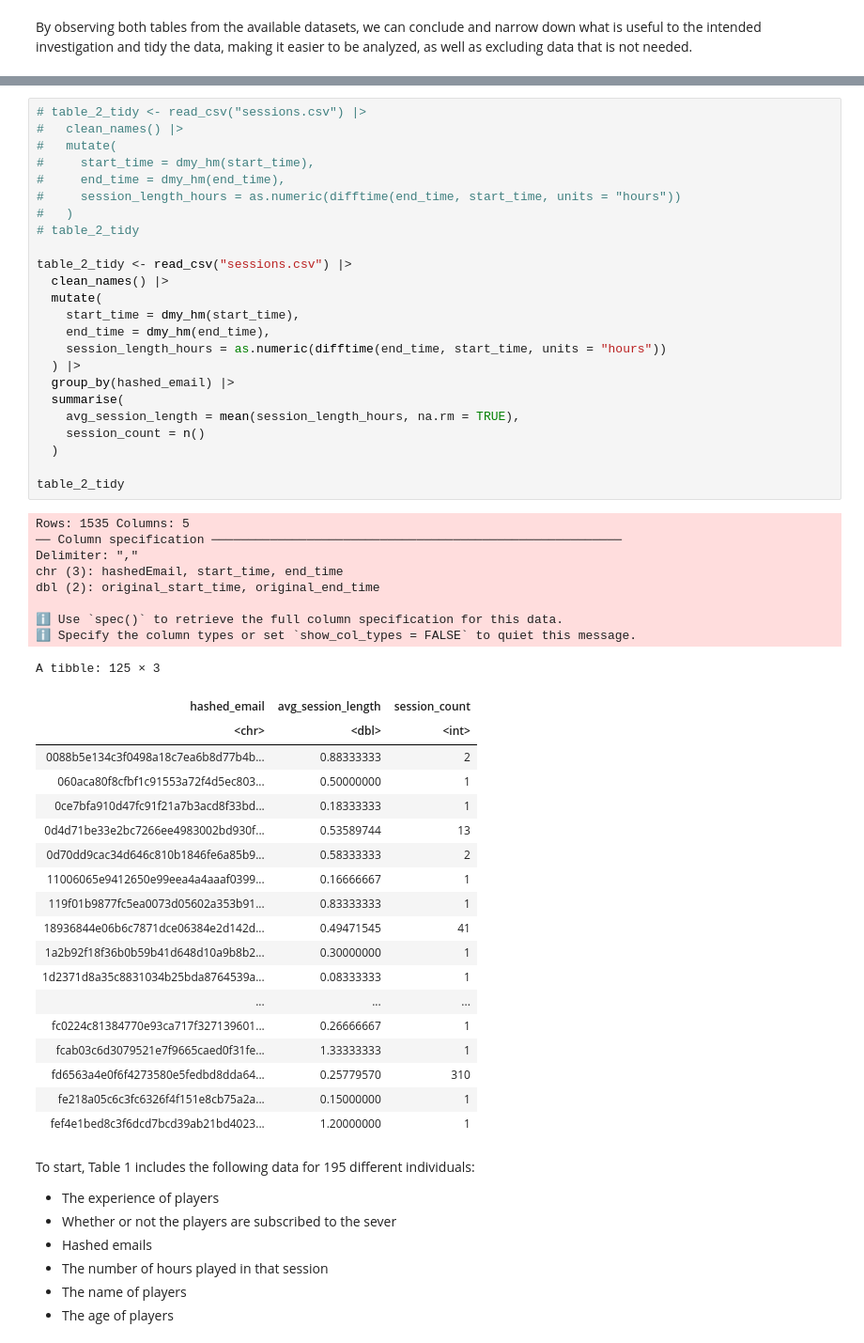
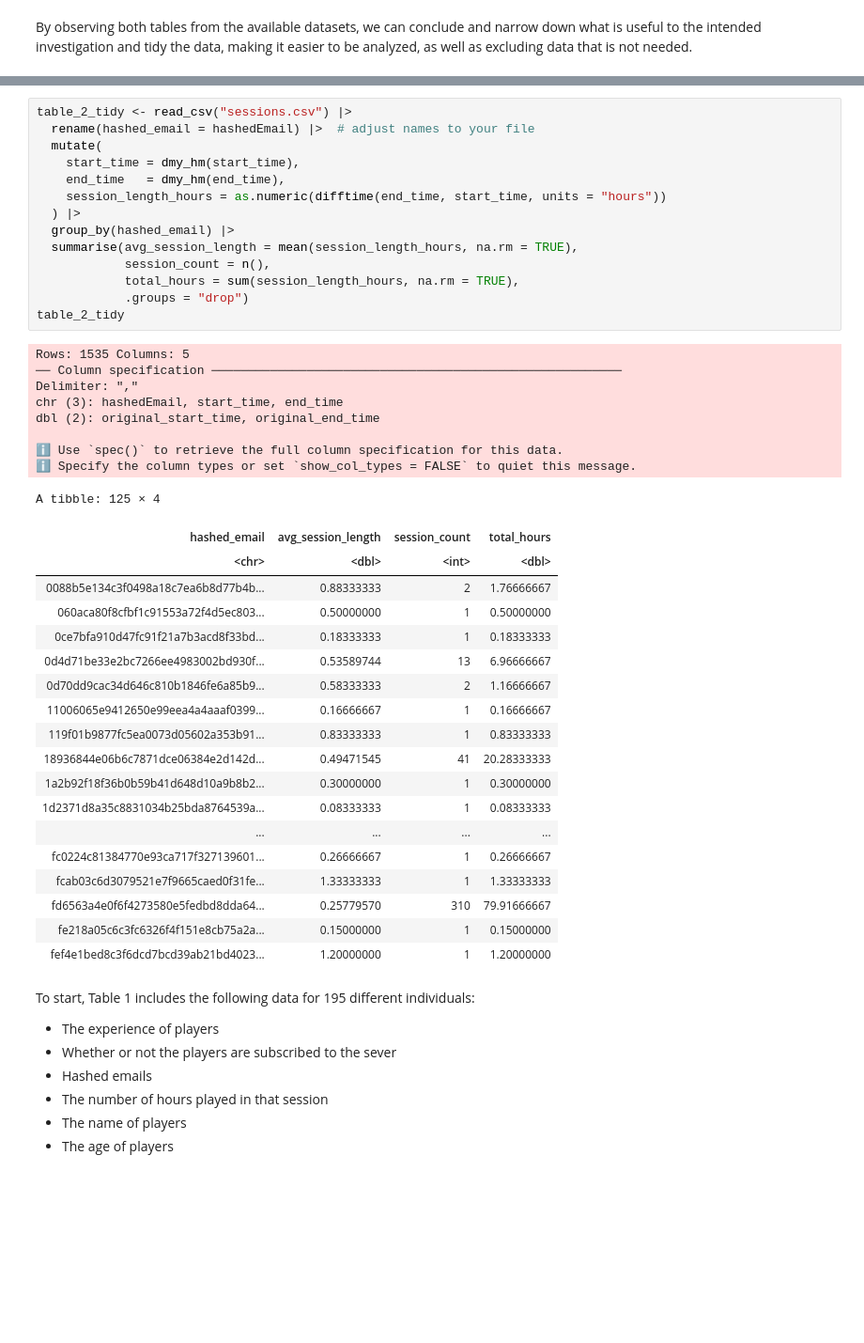
Before and after one commit to saijeh/Planning-Stage-Individual-, a Jupyter notebook: DSCIindividual.ipynb, the cells around one changed output, grey strips where cells are left out. Shown at 94% size. Cells and saved outputs as stored; diff of their text form; blank space fills up the shorter version.

```diff
--- a/DSCIindividual.ipynb
+++ b/DSCIindividual.ipynb
@@ -64,57 +63,47 @@ A tibble: 196 × 5
 | Amateur | FALSE | 2.3 | Male | 17 |
 | Pro | TRUE | 0.2 | Other | NA |
 # %%
-# table_2_tidy <- read_csv("sessions.csv") |>
-#   clean_names() |>
-#   mutate(
-#     start_time = dmy_hm(start_time),
-#     end_time = dmy_hm(end_time),
-#     session_length_hours = as.numeric(difftime(end_time, start_time, units = "hours"))
-#   )
-# table_2_tidy
-
 table_2_tidy <- read_csv("sessions.csv") |>
-  clean_names() |>
+  rename(hashed_email = hashedEmail) |>  # adjust names to your file
   mutate(
     start_time = dmy_hm(start_time),
-    end_time = dmy_hm(end_time),
+    end_time   = dmy_hm(end_time),
     session_length_hours = as.numeric(difftime(end_time, start_time, units = "hours"))
   ) |>
   group_by(hashed_email) |>
-  summarise(
-    avg_session_length = mean(session_length_hours, na.rm = TRUE),
-    session_count = n()
-  )
-
+  summarise(avg_session_length = mean(session_length_hours, na.rm = TRUE),
+            session_count = n(),
+            total_hours = sum(session_length_hours, na.rm = TRUE),
+            .groups = "drop")
 table_2_tidy
 # %% [output]
 Rows: 1535 Columns: 5
 ── Column specification ────────────────────────────────────────────────────────
 Delimiter: ","
 chr (3): hashedEmail, start_time, end_time
 dbl (2): original_start_time, original_end_time
 
 ℹ Use `spec()` to retrieve the full column specification for this data.
 ℹ Specify the column types or set `show_col_types = FALSE` to quiet this message.
-A tibble: 125 × 3
+A tibble: 125 × 4
-| hashed_email | avg_session_length | session_count |
-| <chr> | <dbl> | <int> |
-| 0088b5e134c3f0498a18c7ea6b8d77b4b... | 0.88333333 | 2 |
-| 060aca80f8cfbf1c91553a72f4d5ec803... | 0.50000000 | 1 |
-| 0ce7bfa910d47fc91f21a7b3acd8f33bd... | 0.18333333 | 1 |
-| 0d4d71be33e2bc7266ee4983002bd930f... | 0.53589744 | 13 |
-| 0d70dd9cac34d646c810b1846fe6a85b9... | 0.58333333 | 2 |
-| 11006065e9412650e99eea4a4aaaf0399... | 0.16666667 | 1 |
-| 119f01b9877fc5ea0073d05602a353b91... | 0.83333333 | 1 |
-| 18936844e06b6c7871dce06384e2d142d... | 0.49471545 | 41 |
-| 1a2b92f18f36b0b59b41d648d10a9b8b2... | 0.30000000 | 1 |
-| 1d2371d8a35c8831034b25bda8764539a... | 0.08333333 | 1 |
-| ... | ... | ... |
-| fc0224c81384770e93ca717f327139601... | 0.26666667 | 1 |
-| fcab03c6d3079521e7f9665caed0f31fe... | 1.33333333 | 1 |
-| fd6563a4e0f6f4273580e5fedbd8dda64... | 0.25779570 | 310 |
-| fe218a05c6c3fc6326f4f151e8cb75a2a... | 0.15000000 | 1 |
-| fef4e1bed8c3f6dcd7bcd39ab21bd4023... | 1.20000000 | 1 |
+| hashed_email | avg_session_length | session_count | total_hours |
+| <chr> | <dbl> | <int> | <dbl> |
+| 0088b5e134c3f0498a18c7ea6b8d77b4b... | 0.88333333 | 2 | 1.76666667 |
+| 060aca80f8cfbf1c91553a72f4d5ec803... | 0.50000000 | 1 | 0.50000000 |
+| 0ce7bfa910d47fc91f21a7b3acd8f33bd... | 0.18333333 | 1 | 0.18333333 |
+| 0d4d71be33e2bc7266ee4983002bd930f... | 0.53589744 | 13 | 6.96666667 |
+| 0d70dd9cac34d646c810b1846fe6a85b9... | 0.58333333 | 2 | 1.16666667 |
+| 11006065e9412650e99eea4a4aaaf0399... | 0.16666667 | 1 | 0.16666667 |
+| 119f01b9877fc5ea0073d05602a353b91... | 0.83333333 | 1 | 0.83333333 |
+| 18936844e06b6c7871dce06384e2d142d... | 0.49471545 | 41 | 20.28333333 |
+| 1a2b92f18f36b0b59b41d648d10a9b8b2... | 0.30000000 | 1 | 0.30000000 |
+| 1d2371d8a35c8831034b25bda8764539a... | 0.08333333 | 1 | 0.08333333 |
+| ... | ... | ... | ... |
+| fc0224c81384770e93ca717f327139601... | 0.26666667 | 1 | 0.26666667 |
+| fcab03c6d3079521e7f9665caed0f31fe... | 1.33333333 | 1 | 1.33333333 |
+| fd6563a4e0f6f4273580e5fedbd8dda64... | 0.25779570 | 310 | 79.91666667 |
+| fe218a05c6c3fc6326f4f151e8cb75a2a... | 0.15000000 | 1 | 0.15000000 |
+| fef4e1bed8c3f6dcd7bcd39ab21bd4023... | 1.20000000 | 1 | 1.20000000 |
 # %% [markdown]
 To start, Table 1 includes the following data for 195 different individuals:
 - The experience of players
```
Also changed, not shown: parts of 4 cells of this notebook.
